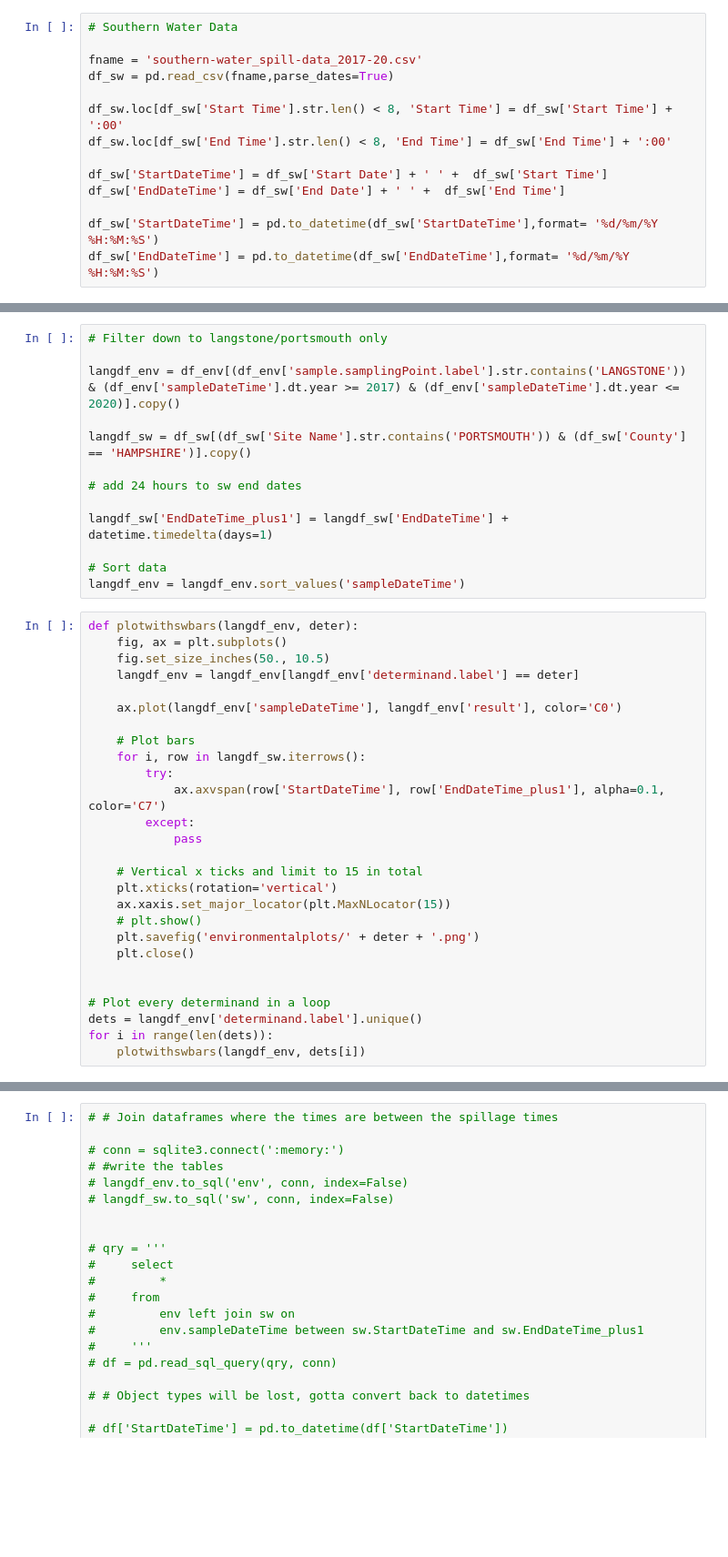
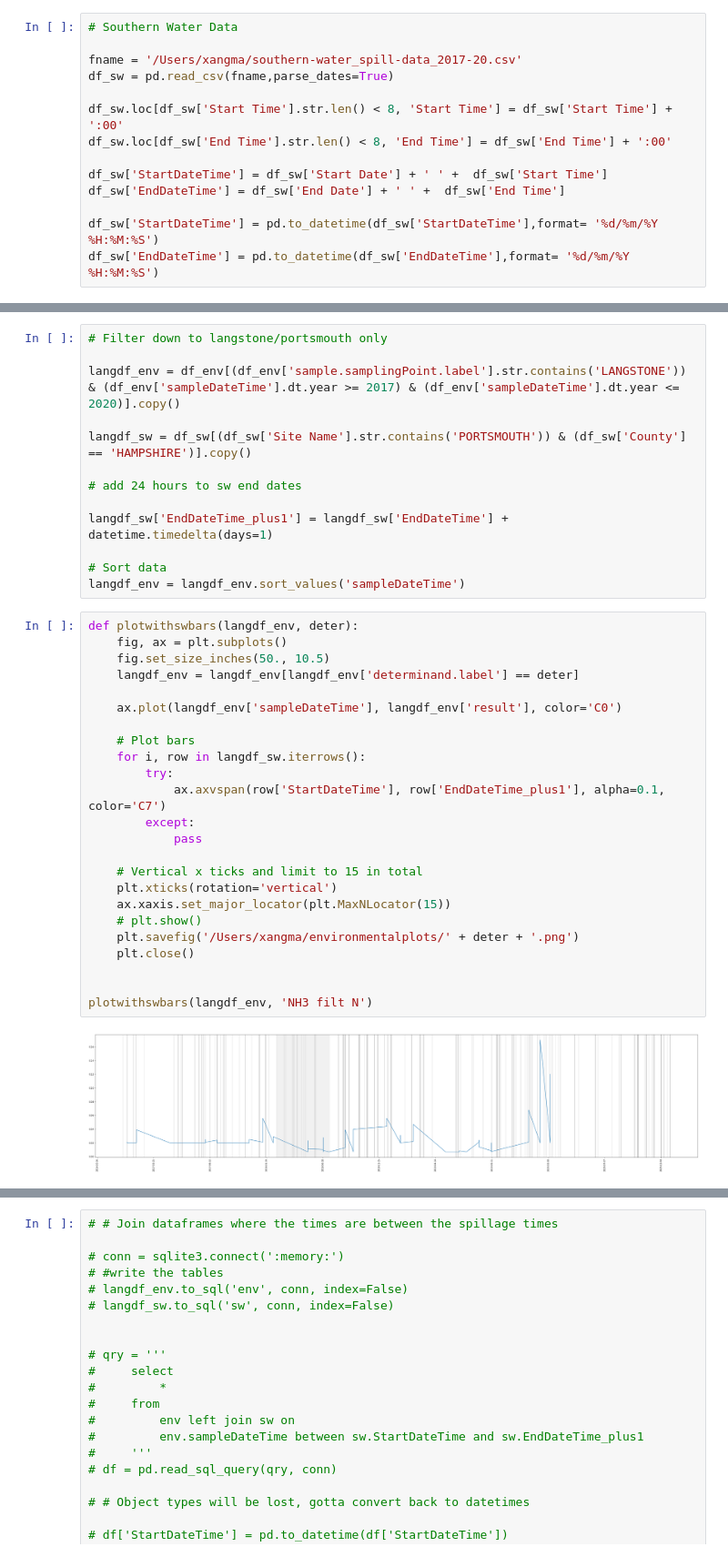
Before and after one commit to icg-innovation/SolentWaterQuality, a Jupyter notebook: environmentalnotebook.ipynb, the cells around one changed output, grey strips where cells are left out. Shown at 91% size. Drawn from its saved outputs; the diff is of its cells as text; blank space fills up the shorter version.

```diff
--- a/environmentalnotebook.ipynb
+++ b/environmentalnotebook.ipynb
@@ -20,7 +20,7 @@ df_env['sampleDateTime'] = df_env['sample.sampleDateTime']
 # %%
 # Southern Water Data
 
-fname = 'southern-water_spill-data_2017-20.csv'
+fname = '/Users/xangma/southern-water_spill-data_2017-20.csv'
 df_sw = pd.read_csv(fname,parse_dates=True)
 
 df_sw.loc[df_sw['Start Time'].str.len() < 8, 'Start Time'] = df_sw['Start Time'] + ':00'
@@ -79,27 +79,26 @@ langdf_env = langdf_env.sort_values('sampleDateTime')
 # %%
 def plotwithswbars(langdf_env, deter):
     fig, ax = plt.subplots()
     fig.set_size_inches(50., 10.5)
     langdf_env = langdf_env[langdf_env['determinand.label'] == deter]
 
     ax.plot(langdf_env['sampleDateTime'], langdf_env['result'], color='C0')
 
     # Plot bars
     for i, row in langdf_sw.iterrows():
         try:
             ax.axvspan(row['StartDateTime'], row['EndDateTime_plus1'], alpha=0.1, color='C7')
         except:
             pass
 
     # Vertical x ticks and limit to 15 in total
     plt.xticks(rotation='vertical')
     ax.xaxis.set_major_locator(plt.MaxNLocator(15))
     # plt.show()
-    plt.savefig('environmentalplots/' + deter + '.png')
+    plt.savefig('/Users/xangma/environmentalplots/' + deter + '.png')
     plt.close()
 
 
-# Plot every determinand in a loop
-dets = langdf_env['determinand.label'].unique()
-for i in range(len(dets)):
-    plotwithswbars(langdf_env, dets[i])
+plotwithswbars(langdf_env, 'NH3 filt N')
+# %% [output]
+[figure, added]
```
Also changed, not shown: parts of 3 cells of this notebook.
